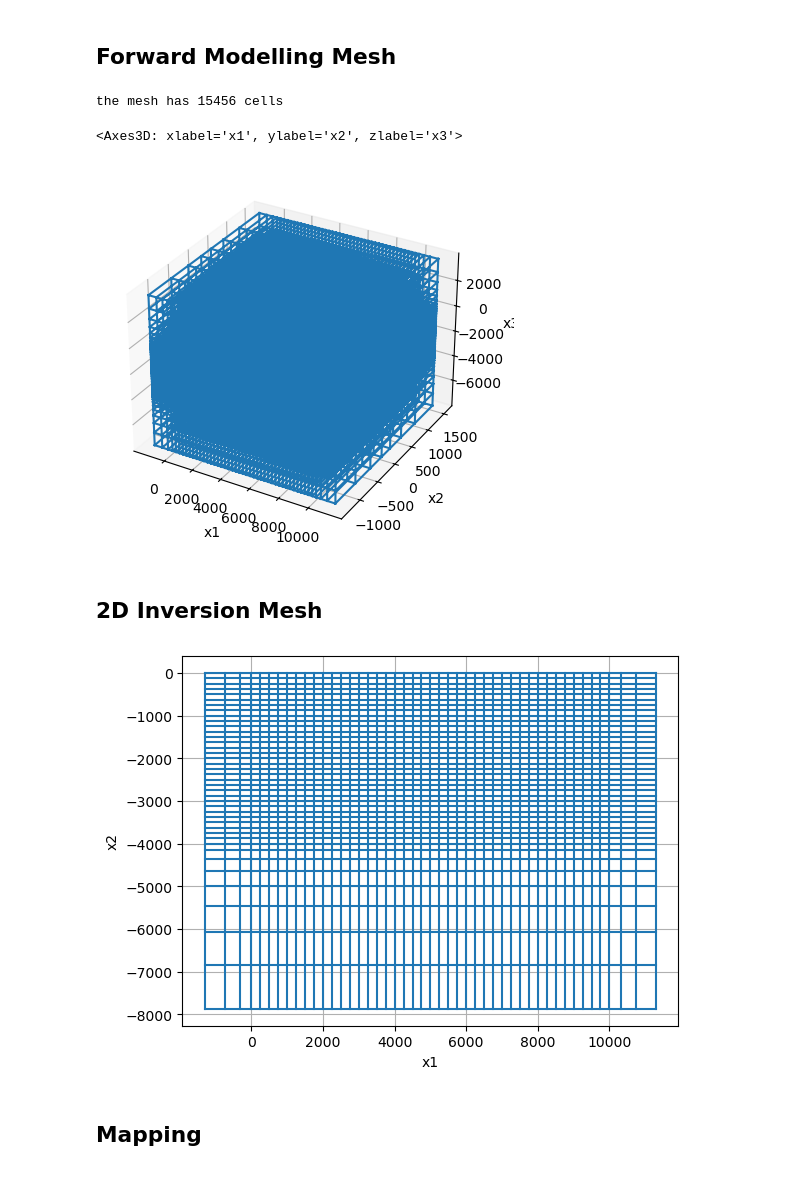
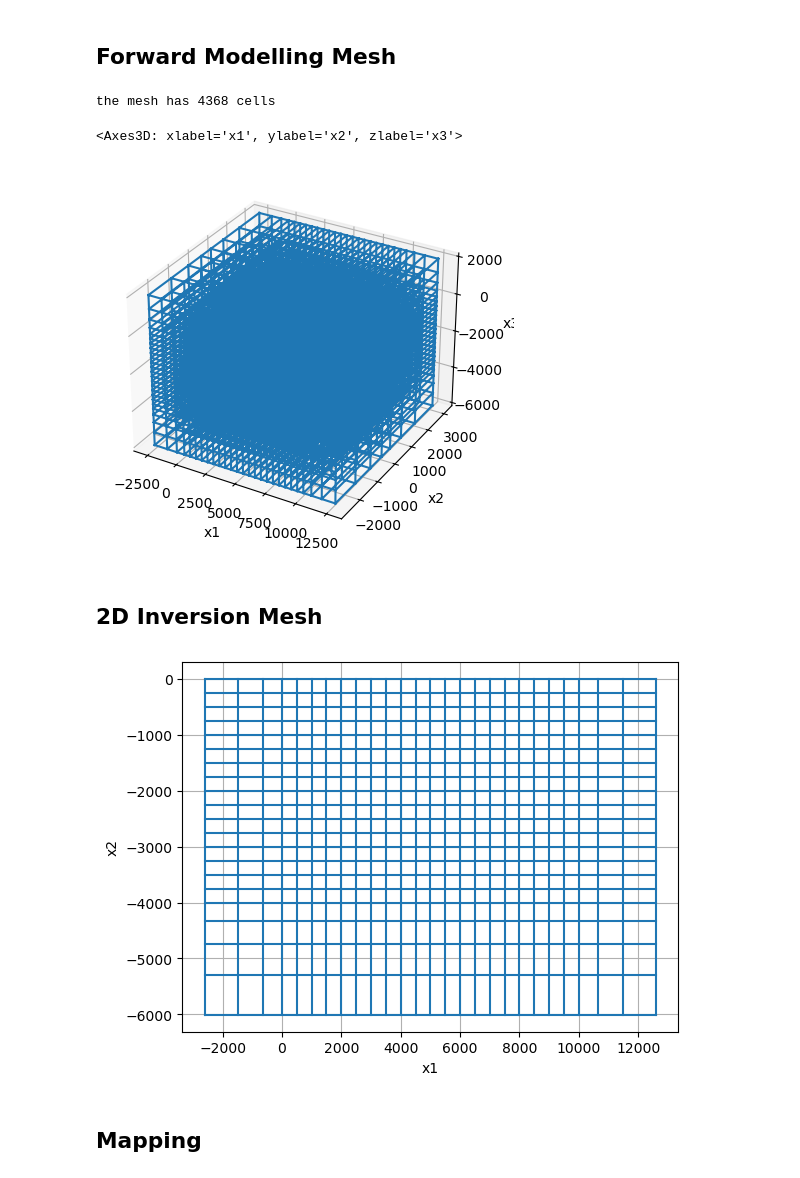
Before and after one commit to SabrinaAshik/EOSC454-Project-SabrinaAshik, a Jupyter notebook: 3d_files/3d_fwd_fdem_simulation.ipynb, the cells around one changed output. Cells and saved outputs as stored; diff of their text form; code cells hidden in the pictures.

```diff
--- a/3d_files/3d_fwd_fdem_simulation.ipynb
+++ b/3d_files/3d_fwd_fdem_simulation.ipynb
@@ -34,40 +35,40 @@ resistivity_air = 1e8
 # %% [markdown]
 ## Forward Modelling Mesh
 # %%
-csx = 250  # cell size for the horizontal direction
-csz = 125  # cell size for the vertical direction
+csx = 250*2  # cell size for the horizontal direction
+csz = 125*2  # cell size for the vertical direction
 pf = 1.3  # expansion factor for the padding cells
 
 npadx = 3  # number of padding cells in the x-direction
 npady = 3  # number of padding cells in the y-direction
-npadz = 8  # number of padding cells in the z-direction
+npadz = 4  # number of padding cells in the z-direction
 
 core_domain_x = np.r_[0, 10000]  # extent of uniform cells in the x-direction
 core_domain_z = np.r_[-4000, 0]  # extent of uniform cells in the z-direction
 
 # number of cells in the core region
 ncx = int(np.diff(core_domain_x) / csx)
 ncz = int(np.diff(core_domain_z) / csz)
 
 # create a 3D tensor mesh
 mesh = discretize.TensorMesh(
     [
         [(csx, npadx, -pf), (csx, ncx), (csx, npadx, pf)],
         [(csx, npady, -pf), (csx, 1), (csx, npady, pf)],
         [(csz, npadz, -pf), (csz, ncz), (csz, npadz, pf)],
     ]
 )
 
 mesh.x0 = np.r_[
     -mesh.h[0][: npadx].sum(), -mesh.h[1][: npady].sum(), -mesh.h[2][: npadz + ncz].sum()
 ]
 
 print("the mesh has {} cells".format(mesh.nC))
 mesh.plot_grid()
 # %% [output]
-the mesh has 15456 cells
+the mesh has 4368 cells
 <Axes3D: xlabel='x1', ylabel='x2', zlabel='x3'>
-[figure, old version]
+[figure, new version]
 # %% [markdown]
 ## 2D Inversion Mesh
 # %%
@@ -75,7 +76,7 @@ inversion_mesh = discretize.TensorMesh([mesh.h[0], mesh.h[2][mesh.cell_centers_z
 inversion_mesh.x0 = [-inversion_mesh.h[0][mesh.cell_centers_x <= 0].sum(), -inversion_mesh.h[1].sum()]
 ax = inversion_mesh.plot_grid()
 # %% [output]
-[figure, old version]
+[figure, new version]
 # %% [markdown]
 ## Mapping
 # %%
```
Also changed, not shown: parts of 12 cells of this notebook.
